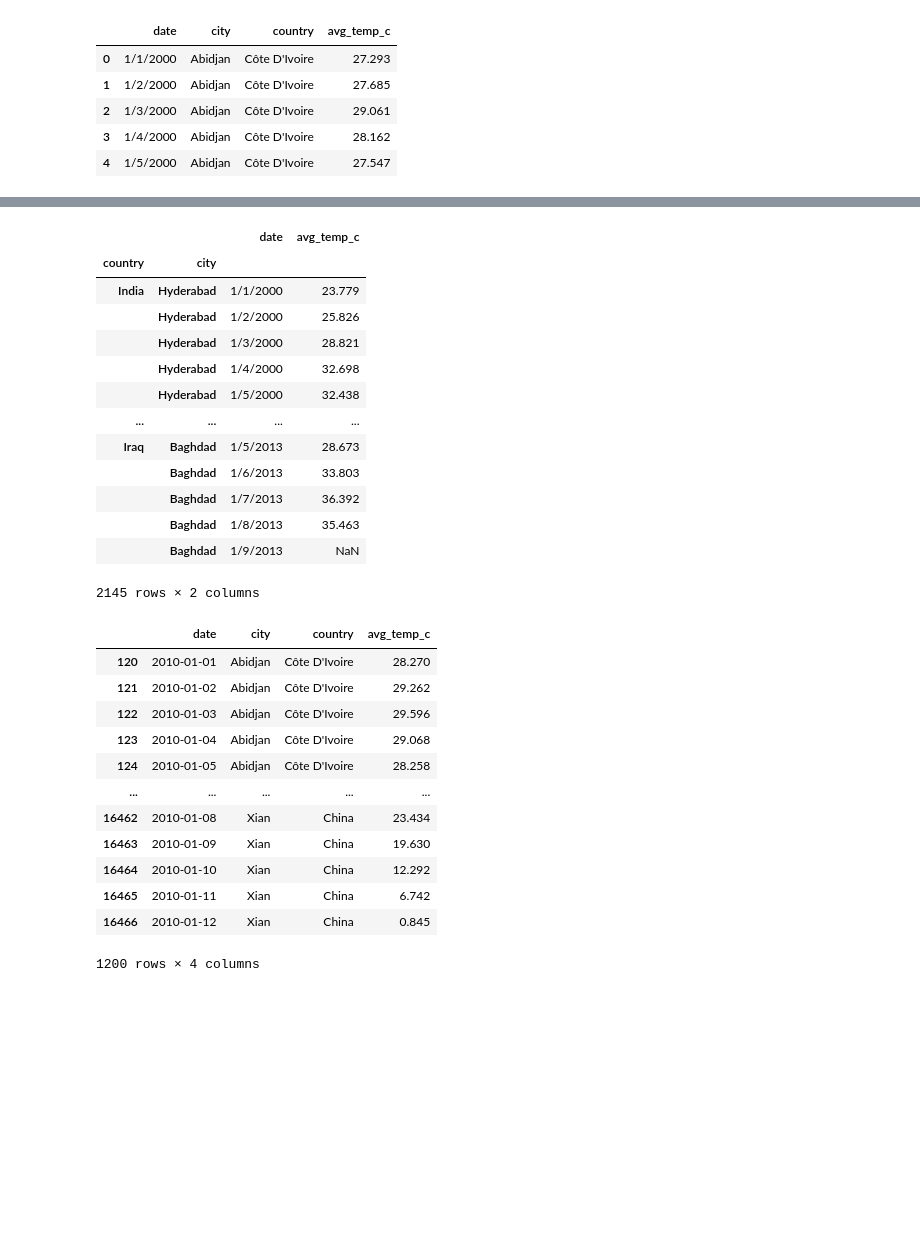
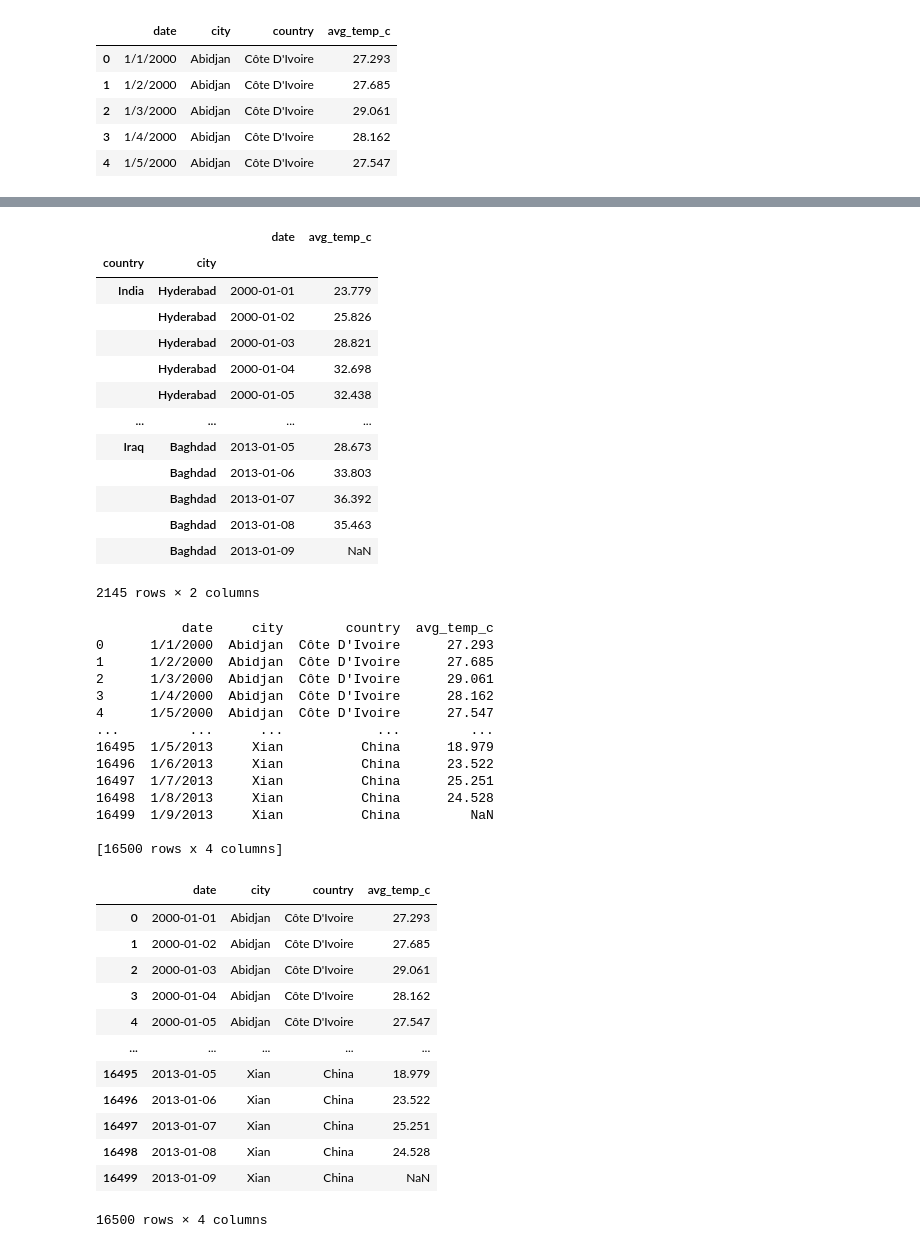
Before and after one commit to wongwenbing/Y2S2, a Jupyter notebook: Using Pandas (PDS)/Lab_05_Q1_to_Q11_StudentCopy.ipynb, the cells around one changed output, grey strips where cells are left out. Saved outputs shown, nothing was run; the diff lists cells and outputs as text; code cells hidden in the pictures; blank space fills up the shorter version.

```diff
--- a/Using Pandas (PDS)/Lab_05_Q1_to_Q11_StudentCopy.ipynb
+++ b/Using Pandas (PDS)/Lab_05_Q1_to_Q11_StudentCopy.ipynb
@@ -229,5 +253,7 @@ name
 # %%
 # Type your Q11(e) answer here
+temperatures_indx=temperatures.set_index(["country","city"])
+temperatures_indx.head()
 # %% [output]
 |  |  | date | avg_temp_c |
 | country | city |  |  |
@@ -255,34 +283,53 @@ name
 16500 rows × 2 columns
 # %%
 # Type your Q11(g) answer here
+
+temperatures_srt.loc[("India","Hyderabad"):("Iraq","Baghdad")]
 # %% [output]
 |  |  | date | avg_temp_c |
 | country | city |  |  |
-| India | Hyderabad | 1/1/2000 | 23.779 |
-|  | Hyderabad | 1/2/2000 | 25.826 |
-|  | Hyderabad | 1/3/2000 | 28.821 |
-|  | Hyderabad | 1/4/2000 | 32.698 |
-|  | Hyderabad | 1/5/2000 | 32.438 |
+| India | Hyderabad | 2000-01-01 | 23.779 |
+|  | Hyderabad | 2000-01-02 | 25.826 |
+|  | Hyderabad | 2000-01-03 | 28.821 |
+|  | Hyderabad | 2000-01-04 | 32.698 |
+|  | Hyderabad | 2000-01-05 | 32.438 |
 | ... | ... | ... | ... |
-| Iraq | Baghdad | 1/5/2013 | 28.673 |
-|  | Baghdad | 1/6/2013 | 33.803 |
-|  | Baghdad | 1/7/2013 | 36.392 |
-|  | Baghdad | 1/8/2013 | 35.463 |
-|  | Baghdad | 1/9/2013 | NaN |
+| Iraq | Baghdad | 2013-01-05 | 28.673 |
+|  | Baghdad | 2013-01-06 | 33.803 |
+|  | Baghdad | 2013-01-07 | 36.392 |
+|  | Baghdad | 2013-01-08 | 35.463 |
+|  | Baghdad | 2013-01-09 | NaN |
 2145 rows × 2 columns
 # %%
 # Type your Q11(h) answer here
+print(temperatures)
+temperatures["date"]=pd.to_datetime(temperatures["date"],format="%m/%d/%Y")
+temperatures
 # %% [output]
+           date     city        country  avg_temp_c
+0      1/1/2000  Abidjan  Côte D'Ivoire      27.293
+1      1/2/2000  Abidjan  Côte D'Ivoire      27.685
+2      1/3/2000  Abidjan  Côte D'Ivoire      29.061
+3      1/4/2000  Abidjan  Côte D'Ivoire      28.162
+4      1/5/2000  Abidjan  Côte D'Ivoire      27.547
+...         ...      ...            ...         ...
+16495  1/5/2013     Xian          China      18.979
+16496  1/6/2013     Xian          China      23.522
+16497  1/7/2013     Xian          China      25.251
+16498  1/8/2013     Xian          China      24.528
+16499  1/9/2013     Xian          China         NaN
+
+[16500 rows x 4 columns]
 |  | date | city | country | avg_temp_c |
-| 120 | 2010-01-01 | Abidjan | Côte D'Ivoire | 28.270 |
-| 121 | 2010-01-02 | Abidjan | Côte D'Ivoire | 29.262 |
-| 122 | 2010-01-03 | Abidjan | Côte D'Ivoire | 29.596 |
-| 123 | 2010-01-04 | Abidjan | Côte D'Ivoire | 29.068 |
-| 124 | 2010-01-05 | Abidjan | Côte D'Ivoire | 28.258 |
+| 0 | 2000-01-01 | Abidjan | Côte D'Ivoire | 27.293 |
+| 1 | 2000-01-02 | Abidjan | Côte D'Ivoire | 27.685 |
+| 2 | 2000-01-03 | Abidjan | Côte D'Ivoire | 29.061 |
+| 3 | 2000-01-04 | Abidjan | Côte D'Ivoire | 28.162 |
+| 4 | 2000-01-05 | Abidjan | Côte D'Ivoire | 27.547 |
 | ... | ... | ... | ... | ... |
-| 16462 | 2010-01-08 | Xian | China | 23.434 |
-| 16463 | 2010-01-09 | Xian | China | 19.630 |
-| 16464 | 2010-01-10 | Xian | China | 12.292 |
-| 16465 | 2010-01-11 | Xian | China | 6.742 |
-| 16466 | 2010-01-12 | Xian | China | 0.845 |
+| 16495 | 2013-01-05 | Xian | China | 18.979 |
+| 16496 | 2013-01-06 | Xian | China | 23.522 |
+| 16497 | 2013-01-07 | Xian | China | 25.251 |
+| 16498 | 2013-01-08 | Xian | China | 24.528 |
+| 16499 | 2013-01-09 | Xian | China | NaN |
-1200 rows × 4 columns
+16500 rows × 4 columns
```
Also changed, not shown: parts of 8 cells of this notebook.
